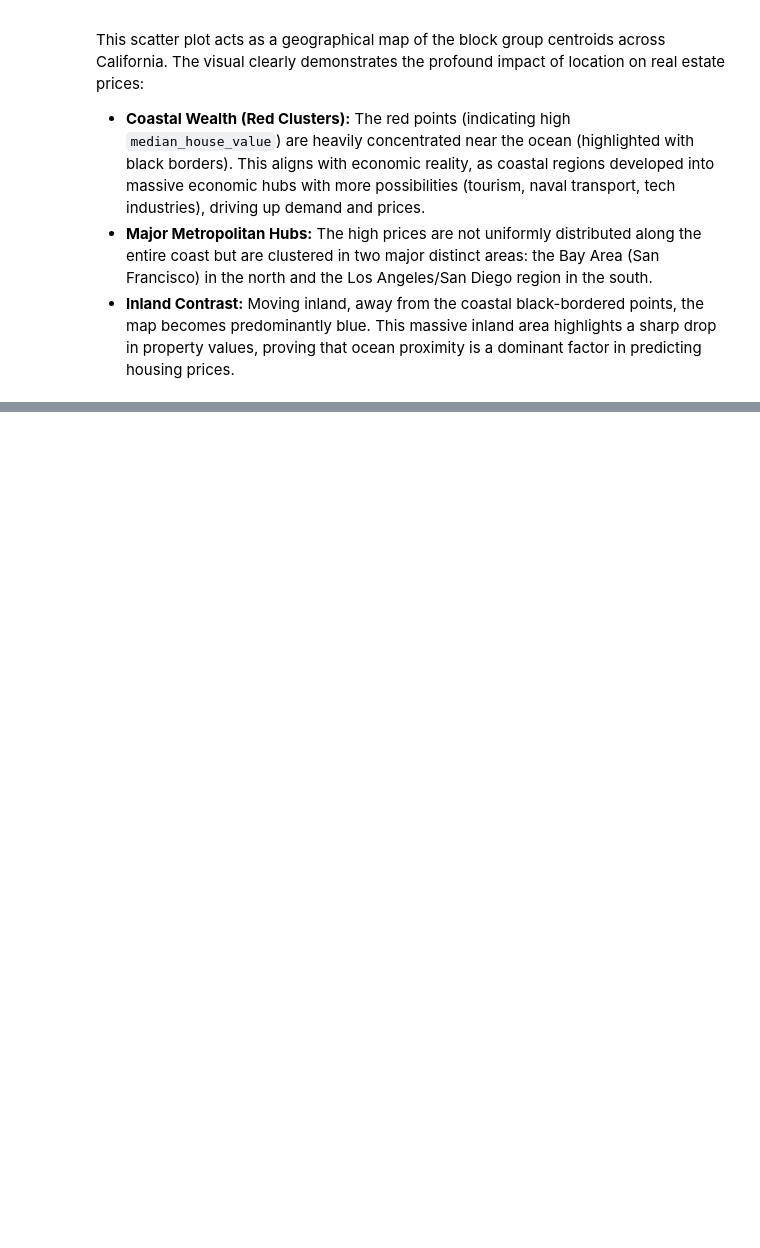
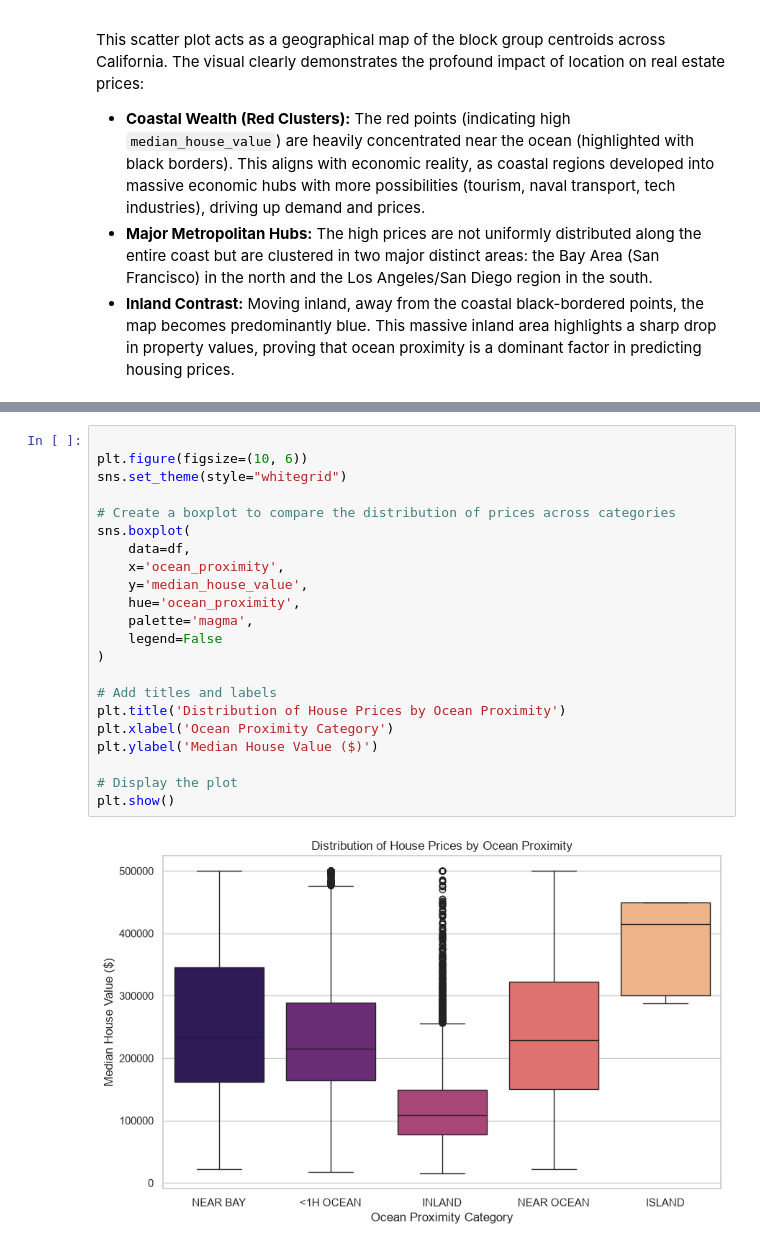
Before and after one commit to kovexison/Practica-AI, a Jupyter notebook: 01-ML-Regression/house_pricing.ipynb, the cells around one changed output, grey strips where cells are left out. Cells and saved outputs as stored; diff of their text form; blank space fills up the shorter version.

Commit message:
second phase EDA for house_pricing

```diff
--- a/01-ML-Regression/house_pricing.ipynb
+++ b/01-ML-Regression/house_pricing.ipynb
@@ -196,0 +198,24 @@ plt.show()
+# %%
+
+plt.figure(figsize=(10, 6))
+sns.set_theme(style="whitegrid")
+
+# Create a boxplot to compare the distribution of prices across categories
+sns.boxplot(
+    data=df,
+    x='ocean_proximity',
+    y='median_house_value',
+    hue='ocean_proximity',
+    palette='magma',
+    legend=False
+)
+
+# Add titles and labels
+plt.title('Distribution of House Prices by Ocean Proximity')
+plt.xlabel('Ocean Proximity Category')
+plt.ylabel('Median House Value ($)')
+
+# Display the plot
+plt.show()
+# %% [output]
+[figure, added]
```
Also changed, not shown: parts of 9 cells of this notebook.
